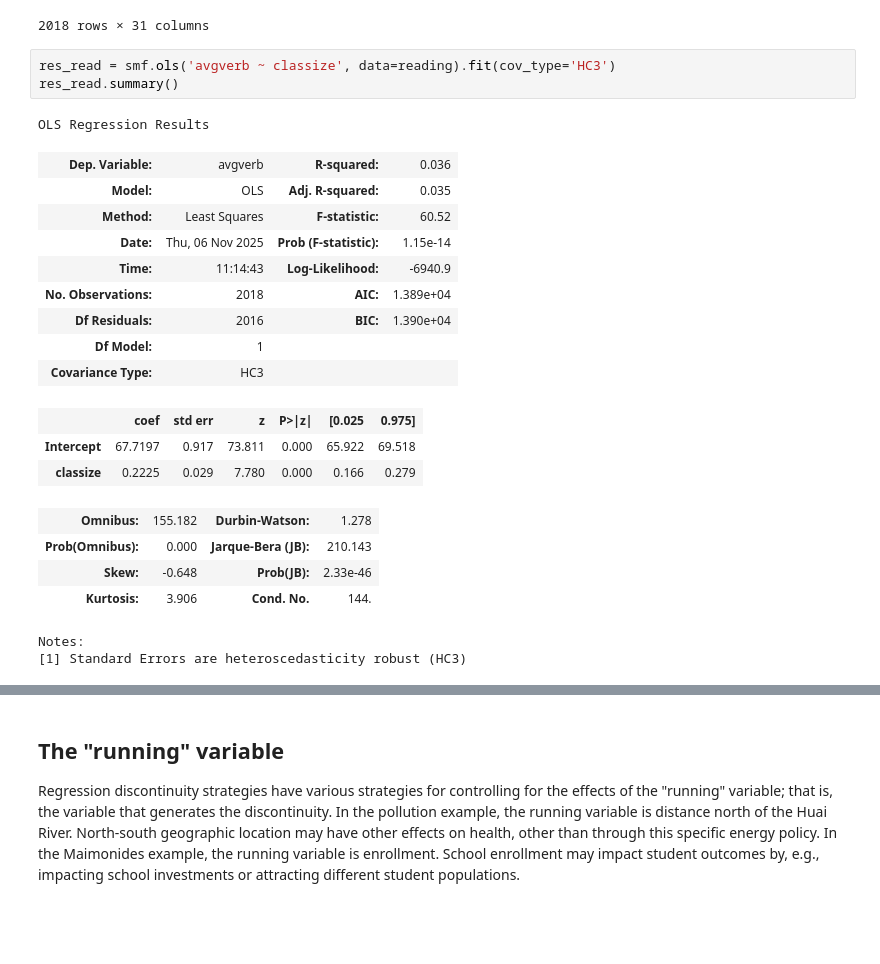
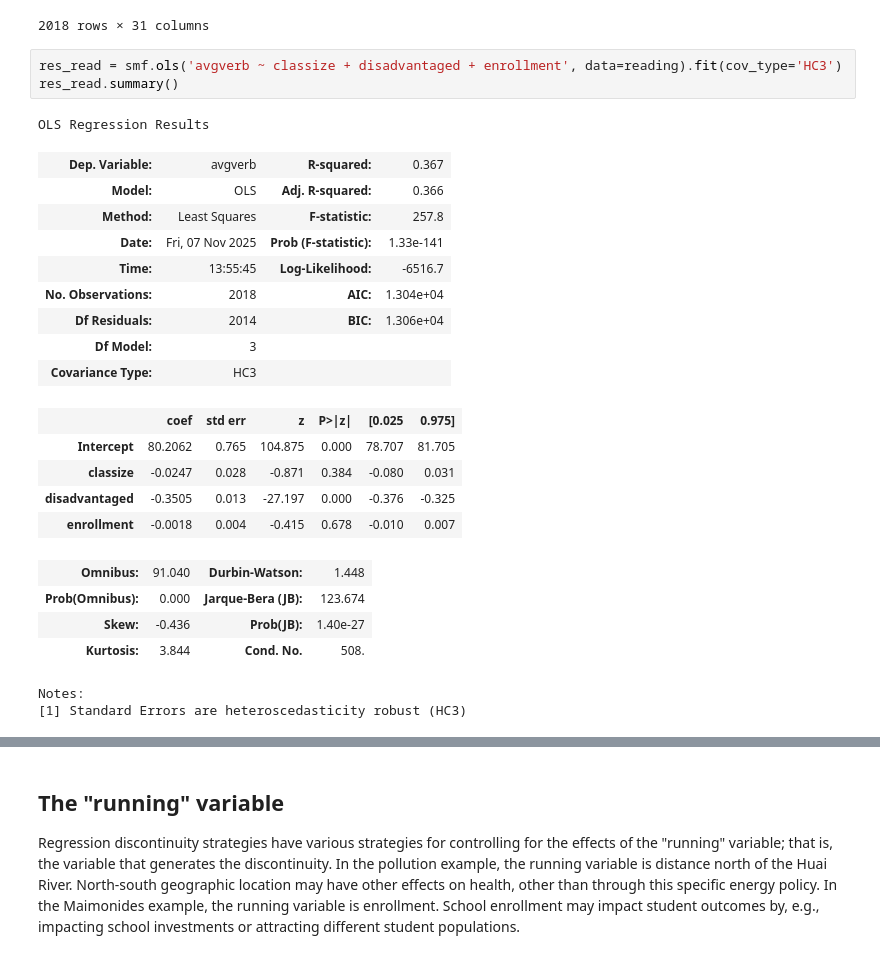
Before and after one commit to messymoose/ECON570, a Jupyter notebook: Lectures/10_23_iv_and_rd.ipynb, the cells around one changed output, grey strips where cells are left out. Cells and saved outputs as stored; diff of their text form; blank space fills up the shorter version.

```diff
--- a/Lectures/10_23_iv_and_rd.ipynb
+++ b/Lectures/10_23_iv_and_rd.ipynb
@@ -287,26 +287,28 @@ reading
 | 4066 | 61365 | 20 | 9 | 11 | NaN | 1 | NaN | NaN | NaN | ... |
 2018 rows × 31 columns
 # %%
-res_read = smf.ols('avgverb ~ classize', data=reading).fit(cov_type='HC3')
+res_read = smf.ols('avgverb ~ classize + disadvantaged + enrollment', data=reading).fit(cov_type='HC3')
 res_read.summary()
 # %% [output]
 OLS Regression Results
-| Dep. Variable: | avgverb | R-squared: | 0.036 |
-| Model: | OLS | Adj. R-squared: | 0.035 |
-| Method: | Least Squares | F-statistic: | 60.52 |
-| Date: | Thu, 06 Nov 2025 | Prob (F-statistic): | 1.15e-14 |
-| Time: | 11:14:43 | Log-Likelihood: | -6940.9 |
-| No. Observations: | 2018 | AIC: | 1.389e+04 |
-| Df Residuals: | 2016 | BIC: | 1.390e+04 |
-| Df Model: | 1 |  |  |
+| Dep. Variable: | avgverb | R-squared: | 0.367 |
+| Model: | OLS | Adj. R-squared: | 0.366 |
+| Method: | Least Squares | F-statistic: | 257.8 |
+| Date: | Fri, 07 Nov 2025 | Prob (F-statistic): | 1.33e-141 |
+| Time: | 13:55:45 | Log-Likelihood: | -6516.7 |
+| No. Observations: | 2018 | AIC: | 1.304e+04 |
+| Df Residuals: | 2014 | BIC: | 1.306e+04 |
+| Df Model: | 3 |  |  |
 | Covariance Type: | HC3 |  |  |
 |  | coef | std err | z | P>|z| | [0.025 | 0.975] |
-| Intercept | 67.7197 | 0.917 | 73.811 | 0.000 | 65.922 | 69.518 |
-| classize | 0.2225 | 0.029 | 7.780 | 0.000 | 0.166 | 0.279 |
+| Intercept | 80.2062 | 0.765 | 104.875 | 0.000 | 78.707 | 81.705 |
+| classize | -0.0247 | 0.028 | -0.871 | 0.384 | -0.080 | 0.031 |
+| disadvantaged | -0.3505 | 0.013 | -27.197 | 0.000 | -0.376 | -0.325 |
+| enrollment | -0.0018 | 0.004 | -0.415 | 0.678 | -0.010 | 0.007 |
-| Omnibus: | 155.182 | Durbin-Watson: | 1.278 |
-| Prob(Omnibus): | 0.000 | Jarque-Bera (JB): | 210.143 |
-| Skew: | -0.648 | Prob(JB): | 2.33e-46 |
-| Kurtosis: | 3.906 | Cond. No. | 144. |
+| Omnibus: | 91.040 | Durbin-Watson: | 1.448 |
+| Prob(Omnibus): | 0.000 | Jarque-Bera (JB): | 123.674 |
+| Skew: | -0.436 | Prob(JB): | 1.40e-27 |
+| Kurtosis: | 3.844 | Cond. No. | 508. |
 Notes:
 [1] Standard Errors are heteroscedasticity robust (HC3)
 # %% [markdown]
```
Also changed, not shown: parts of 5 cells of this notebook, 2 other files.
